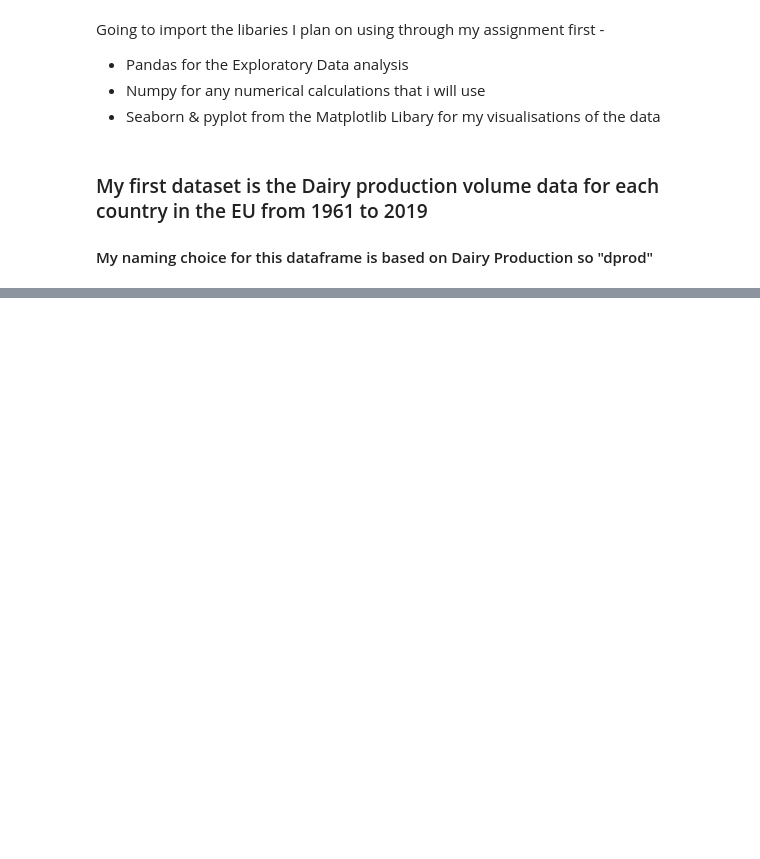
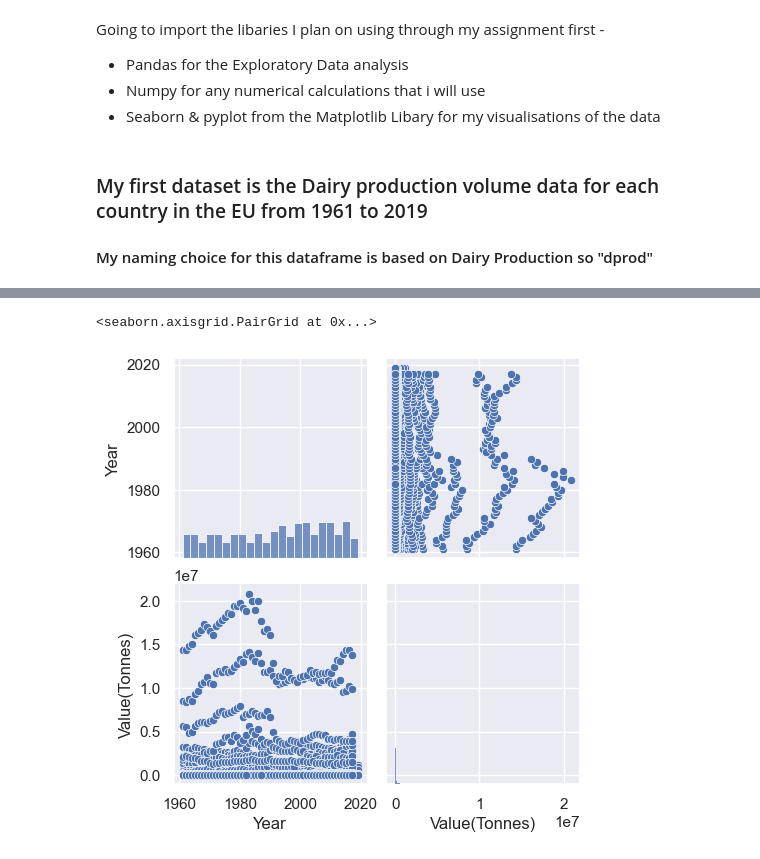
Before and after one commit to sba22232/CA2sba22232, a Jupyter notebook: CA2_Agri_sba22232.ipynb, the cells around one changed output, grey strips where cells are left out. Saved outputs shown, nothing was run; the diff lists cells and outputs as text; code cells hidden in the pictures; blank space fills up the shorter version.

```diff
--- a/CA2_Agri_sba22232.ipynb
+++ b/CA2_Agri_sba22232.ipynb
@@ -30,0 +142,4 @@ diev = pd.read_csv('FAOSTAT_data_en_12-17-2022-1.csv')
+# %%
+dprod.drop(['Domain Code', 'Item Code (CPC)','Area Code (M49)', 'Year Code', 'Domain', 'Element Code', 'Element', 'Unit'], axis=1, inplace=True)
+dprod.rename(columns = {'Value':'Value(Tonnes)'}, inplace = True)
+dprod.head()
@@ -30,0 +494,5 @@ diev = pd.read_csv('FAOSTAT_data_en_12-17-2022-1.csv')
+# %%
+sns.pairplot(dprod)
+# %% [output]
+<seaborn.axisgrid.PairGrid at 0x...>
+[figure, added]
```
Also changed, not shown: parts of 68 cells of this notebook.
